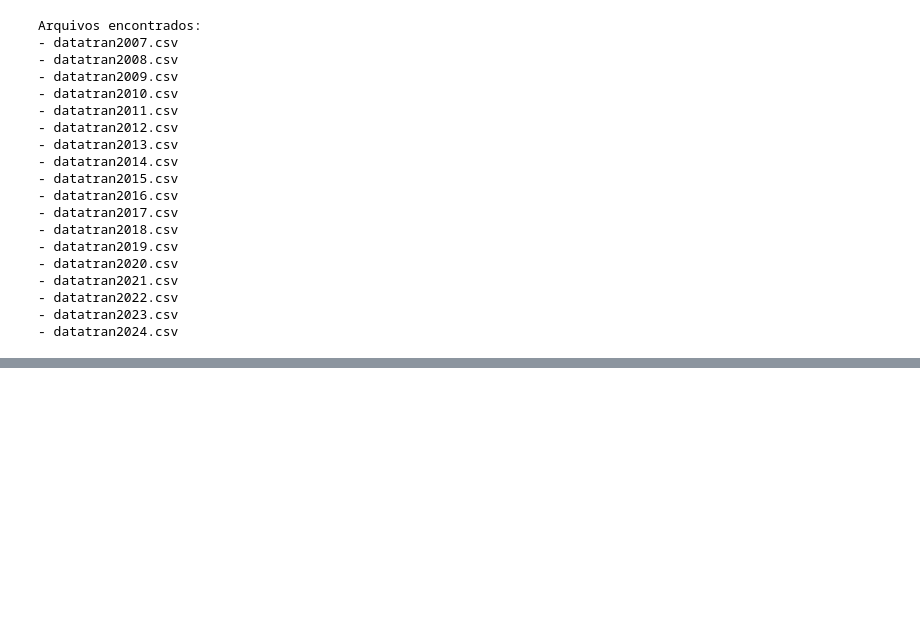
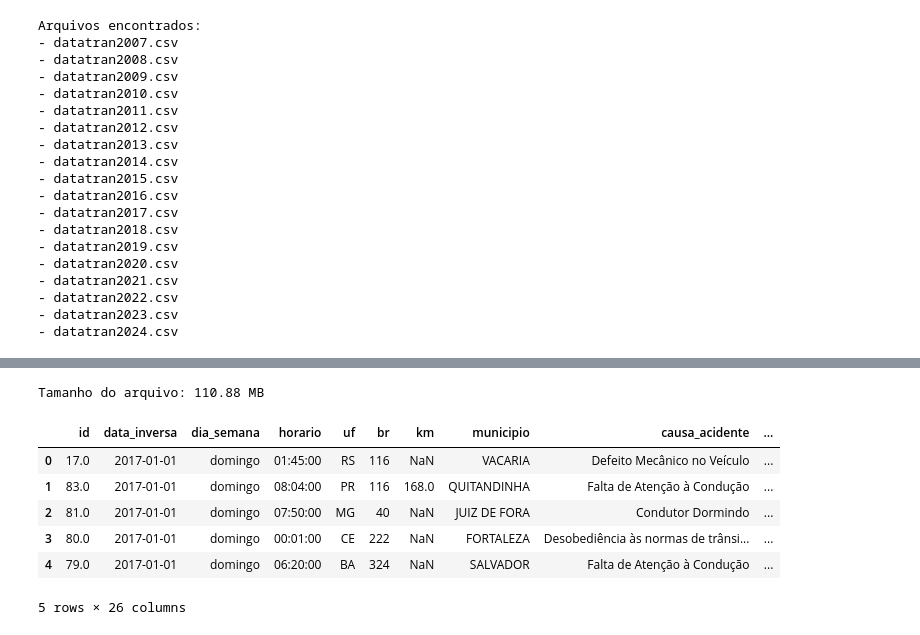
Before and after one commit to clebemachado/RoadSafeAI, a Jupyter notebook: notebooks/dataset_processing.ipynb, the cells around one changed output, grey strips where cells are left out. Cells and saved outputs as stored; diff of their text form; code cells hidden in the pictures; blank space fills up the shorter version.

```diff
--- a/notebooks/dataset_processing.ipynb
+++ b/notebooks/dataset_processing.ipynb
@@ -161,0 +189,17 @@ df_merged.head()
+# %%
+output_file_complete = Path(merger.output_dir) / 'datatran_merged_2017_2024.csv'
+file_size_mb_complete = output_file_complete.stat().st_size / (1024 * 1024)
+print(f"\nTamanho do arquivo: {file_size_mb_complete:.2f} MB")
+# %% [output]
+Tamanho do arquivo: 110.88 MB
+# %%
+df_merged = pd.read_csv(output_file_complete,sep=";")
+df_merged.head()
+# %% [output]
+|  | id | data_inversa | dia_semana | horario | uf | br | km | municipio | causa_acidente | ... |
+| 0 | 17.0 | 2017-01-01 | domingo | 01:45:00 | RS | 116 | NaN | VACARIA | Defeito Mecânico no Veículo | ... |
+| 1 | 83.0 | 2017-01-01 | domingo | 08:04:00 | PR | 116 | 168.0 | QUITANDINHA | Falta de Atenção à Condução | ... |
+| 2 | 81.0 | 2017-01-01 | domingo | 07:50:00 | MG | 40 | NaN | JUIZ DE FORA | Condutor Dormindo | ... |
+| 3 | 80.0 | 2017-01-01 | domingo | 00:01:00 | CE | 222 | NaN | FORTALEZA | Desobediência às normas de trânsi... | ... |
+| 4 | 79.0 | 2017-01-01 | domingo | 06:20:00 | BA | 324 | NaN | SALVADOR | Falta de Atenção à Condução | ... |
+5 rows × 26 columns
```
Also changed, not shown: parts of 9 cells of this notebook, 11 other files.
